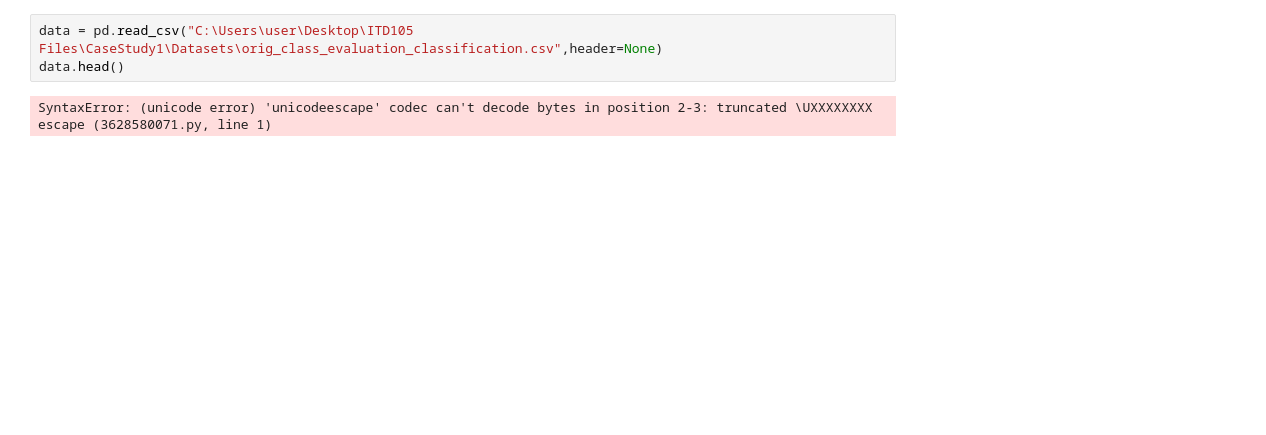
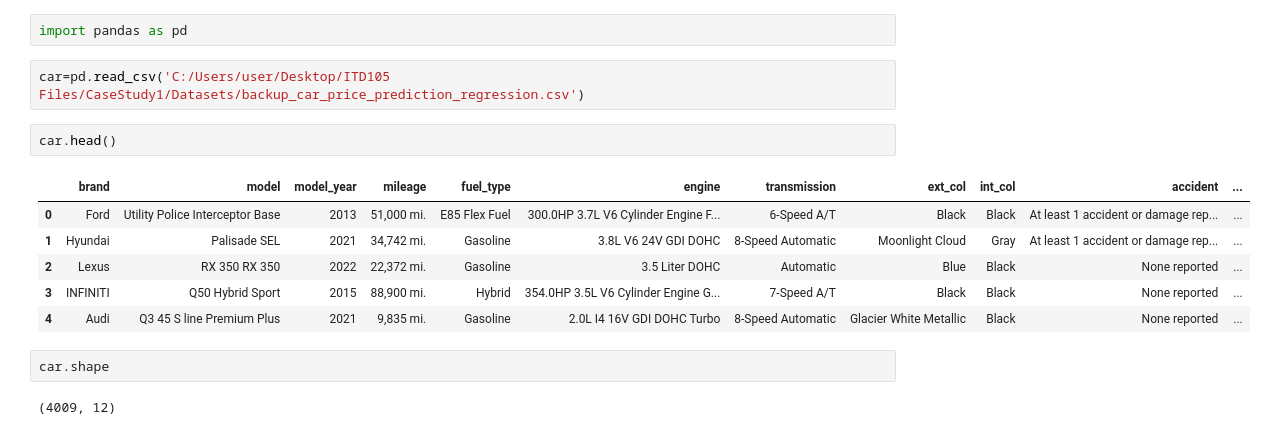
Before and after one commit to kiyojiii/All_ITD105, a Jupyter notebook: CaseStudy1/SampleCodes/Test.ipynb, the cells around one changed output. Drawn from its saved outputs; the diff is of its cells as text; blank space fills up the shorter version.

Commit message:
Finished Case Study 1

```diff
--- a/CaseStudy1/SampleCodes/Test.ipynb
+++ b/CaseStudy1/SampleCodes/Test.ipynb
@@ -33,5 +1,17 @@ ModuleNotFoundError: No module named 'category_encoders'
+# %%
+import pandas as pd
 # %%
-data = pd.read_csv("C:\Users\user\Desktop\ITD105 Files\CaseStudy1\Datasets\orig_class_evaluation_classification.csv",header=None)
-data.head()
+car=pd.read_csv('C:/Users/user/Desktop/ITD105 Files/CaseStudy1/Datasets/backup_car_price_prediction_regression.csv')
-# %% [output]
-SyntaxError: (unicode error) 'unicodeescape' codec can't decode bytes in position 2-3: truncated \UXXXXXXXX escape (3628580071.py, line 1)
+# %%
+car.head()
+# %% [output]
+|  | brand | model | model_year | mileage | fuel_type | engine | transmission | ext_col | int_col | accident | ... |
+| 0 | Ford | Utility Police Interceptor Base | 2013 | 51,000 mi. | E85 Flex Fuel | 300.0HP 3.7L V6 Cylinder Engine F... | 6-Speed A/T | Black | Black | At least 1 accident or damage rep... | ... |
+| 1 | Hyundai | Palisade SEL | 2021 | 34,742 mi. | Gasoline | 3.8L V6 24V GDI DOHC | 8-Speed Automatic | Moonlight Cloud | Gray | At least 1 accident or damage rep... | ... |
+| 2 | Lexus | RX 350 RX 350 | 2022 | 22,372 mi. | Gasoline | 3.5 Liter DOHC | Automatic | Blue | Black | None reported | ... |
+| 3 | INFINITI | Q50 Hybrid Sport | 2015 | 88,900 mi. | Hybrid | 354.0HP 3.5L V6 Cylinder Engine G... | 7-Speed A/T | Black | Black | None reported | ... |
+| 4 | Audi | Q3 45 S line Premium Plus | 2021 | 9,835 mi. | Gasoline | 2.0L I4 16V GDI DOHC Turbo | 8-Speed Automatic | Glacier White Metallic | Black | None reported | ... |
+# %%
+car.shape
+# %% [output]
+(4009, 12)
```
Also changed, not shown: parts of 34 cells of this notebook, 15 other files.
